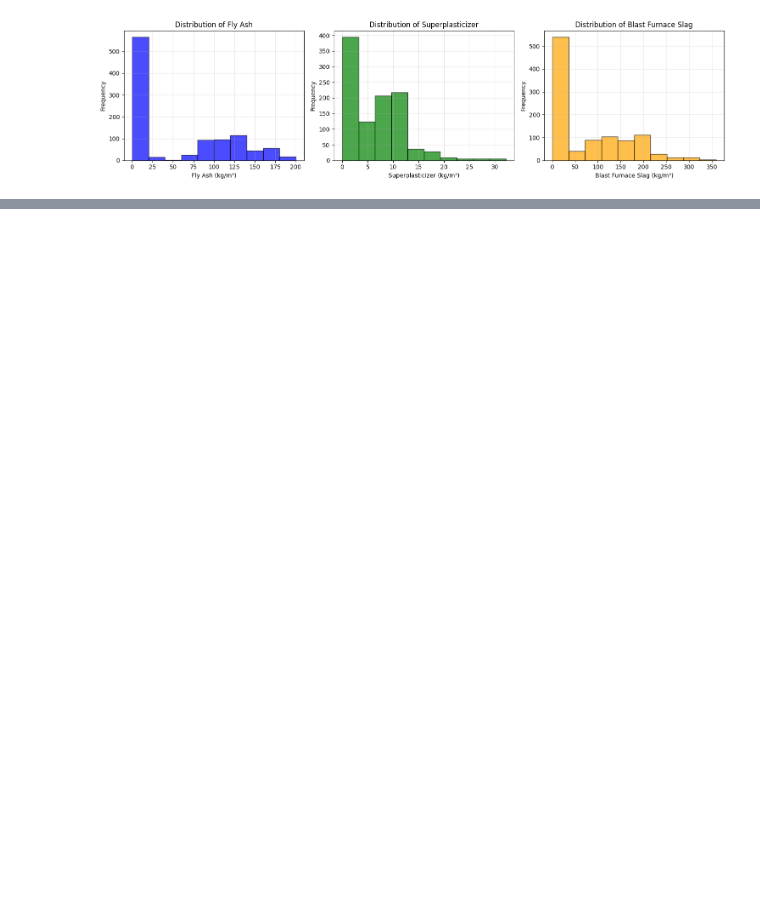
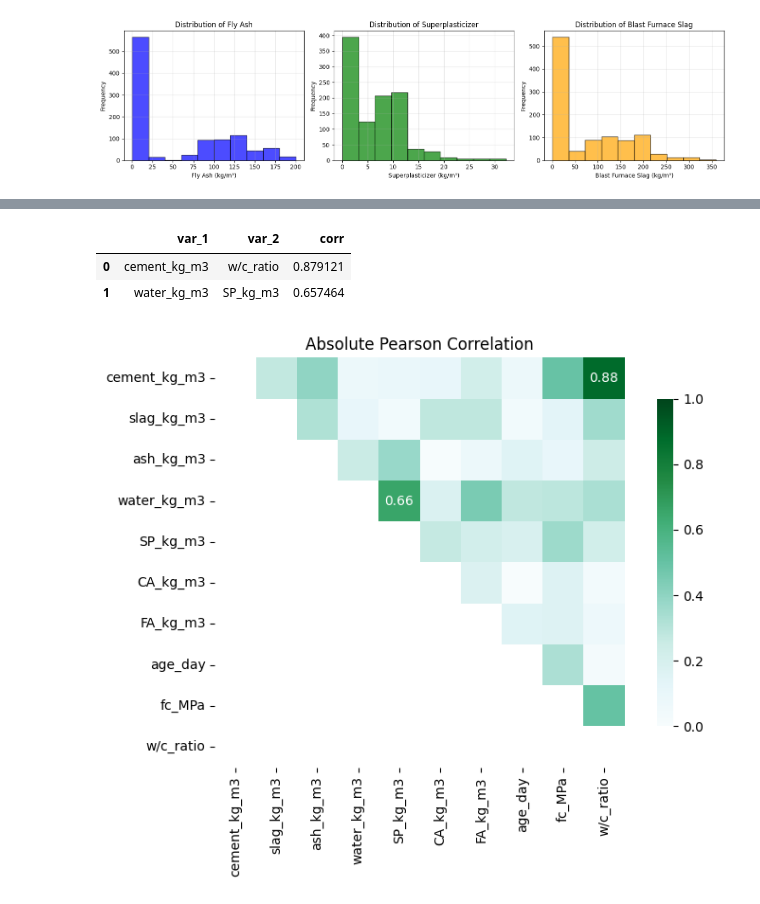
Before and after one commit to wxb-sly/aice-2026-bc, a Jupyter notebook: notebooks/GP_concrete.ipynb, the cells around one changed output, grey strips where cells are left out. Saved outputs shown, nothing was run; the diff lists cells and outputs as text; code cells hidden in the pictures; blank space fills up the shorter version.

```diff
--- a/notebooks/GP_concrete.ipynb
+++ b/notebooks/GP_concrete.ipynb
@@ -127,0 +178,40 @@ plt.show()
+# %%
+# list strong pairs
+threshold = 0.65
+high_pairs = (
+    upper.stack()
+         .sort_values(ascending=False)
+    .reset_index(name='corr')
+    .rename(columns=
+            {
+                'level_0': 'var_1',
+                'level_1': 'var_2'
+            })   # row col corr
+)
+high_pairs = high_pairs[high_pairs['corr'] >= threshold]
+high_pairs
+# %% [output]
+|  | var_1 | var_2 | corr |
+| 0 | cement_kg_m3 | w/c_ratio | 0.879121 |
+| 1 | water_kg_m3 | SP_kg_m3 | 0.657464 |
+# %%
+
+
+mask = np.tril(np.ones_like(abs_corr, dtype=bool))  # hide diagonal + upper
+# array of true and false; _like creates array of same shape as abs corr (or use .shape as before)
+plt.figure(figsize=(8,6))
+
+# annot_vals is a df, same shape as abs_corr, values+empty string for others
+# sns.heatmap accepsts 2d arrays (np or pd df)
+annot_vals = abs_corr.where(abs_corr >= threshold).round(2).fillna("")
+sns.heatmap(abs_corr, mask=mask, annot=annot_vals, fmt="", cmap='BuGn', vmin=0, vmax=1,
+            square=True, cbar_kws={'shrink': 0.8})
+# makes the hm boxes square
+# cbs shrinks colorbar to 0.8 times its og length (when plot is small/crowded)
+# cuz we have 0 to 1 in the abs corr values
+# annot shows the r values in the indi sq box
+plt.title('Absolute Pearson Correlation')
+plt.tight_layout()
+plt.show()
+# %% [output]
+[figure, added]
```
Also changed, not shown: parts of 6 cells of this notebook.
